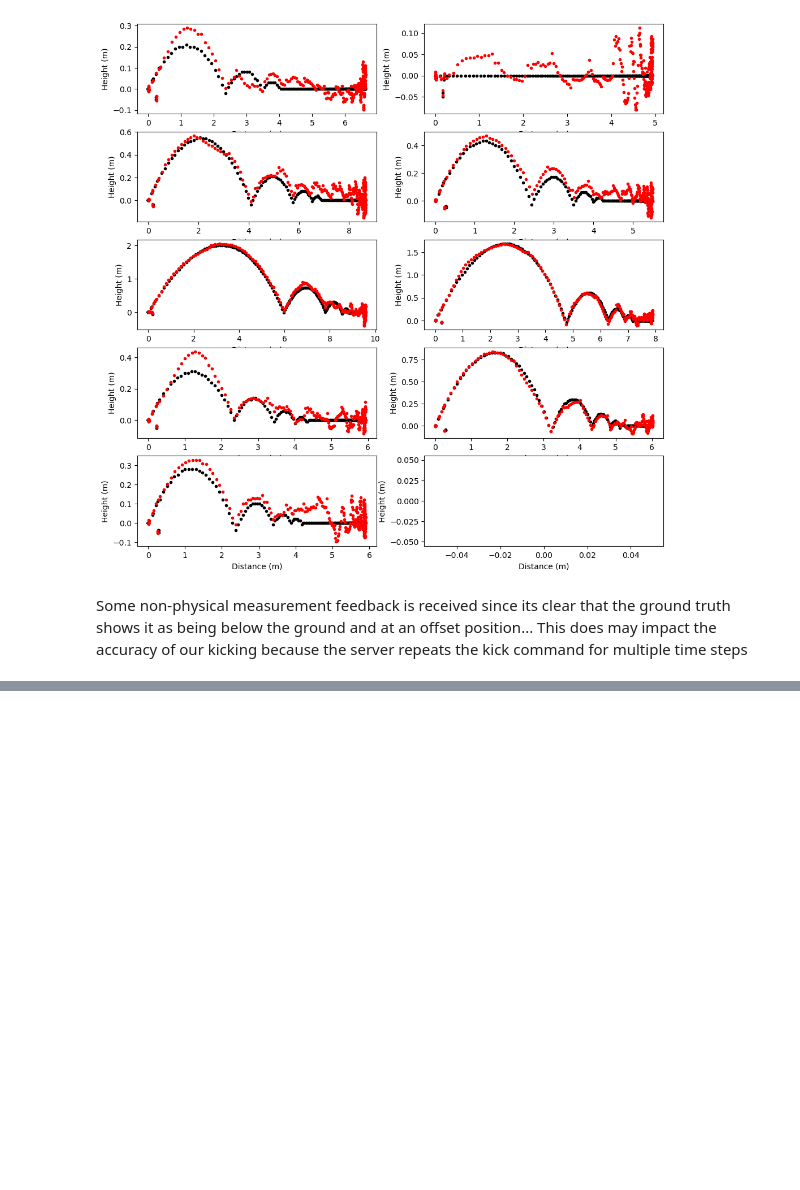
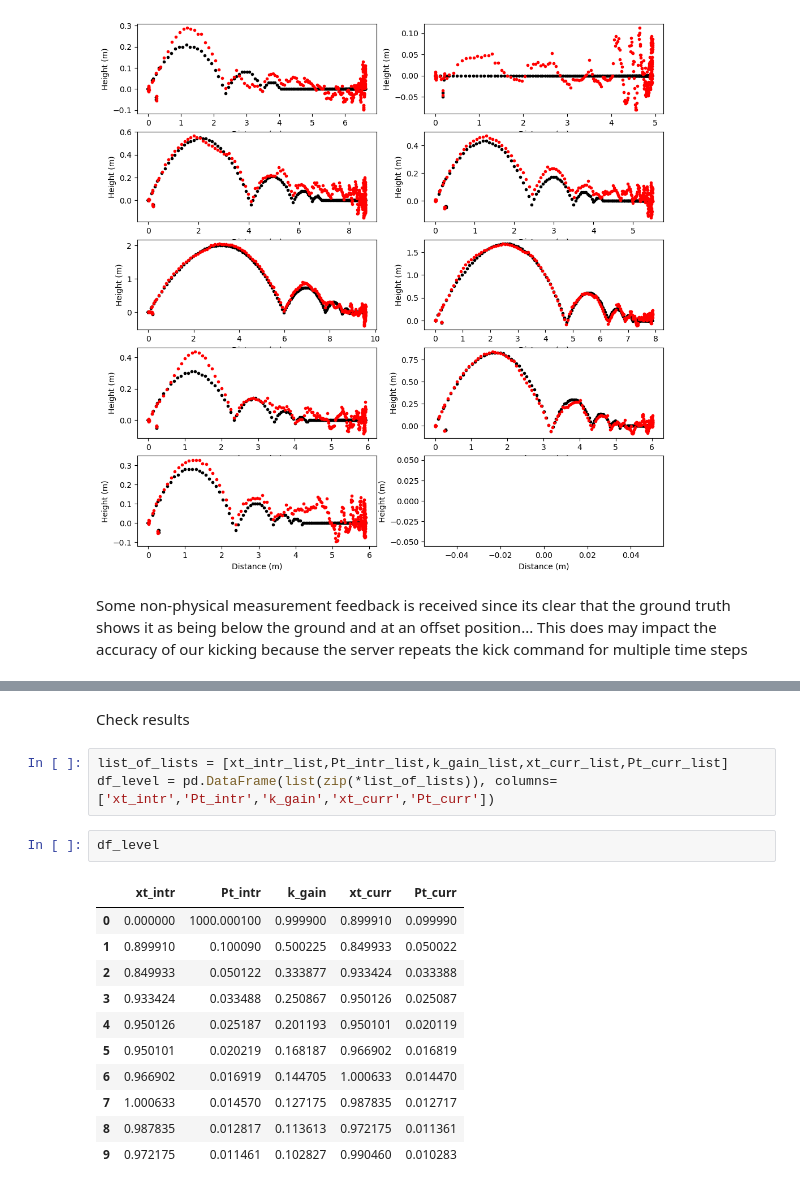
Before and after one commit to 262882/msc_trackingdata_wrangling, a Jupyter notebook: KickTracking.ipynb, the cells around one changed output, grey strips where cells are left out. Cells and saved outputs as stored; diff of their text form; blank space fills up the shorter version.

```diff
--- a/KickTracking.ipynb
+++ b/KickTracking.ipynb
@@ -102,0 +140,19 @@ Some non-physical measurement feedback is received since its clear that the grou
+# %% [markdown]
+Check results
+# %%
+list_of_lists = [xt_intr_list,Pt_intr_list,k_gain_list,xt_curr_list,Pt_curr_list]
+df_level = pd.DataFrame(list(zip(*list_of_lists)), columns= ['xt_intr','Pt_intr','k_gain','xt_curr','Pt_curr'])
+# %%
+df_level
+# %% [output]
+|  | xt_intr | Pt_intr | k_gain | xt_curr | Pt_curr |
+| 0 | 0.000000 | 1000.000100 | 0.999900 | 0.899910 | 0.099990 |
+| 1 | 0.899910 | 0.100090 | 0.500225 | 0.849933 | 0.050022 |
+| 2 | 0.849933 | 0.050122 | 0.333877 | 0.933424 | 0.033388 |
+| 3 | 0.933424 | 0.033488 | 0.250867 | 0.950126 | 0.025087 |
+| 4 | 0.950126 | 0.025187 | 0.201193 | 0.950101 | 0.020119 |
+| 5 | 0.950101 | 0.020219 | 0.168187 | 0.966902 | 0.016819 |
+| 6 | 0.966902 | 0.016919 | 0.144705 | 1.000633 | 0.014470 |
+| 7 | 1.000633 | 0.014570 | 0.127175 | 0.987835 | 0.012717 |
+| 8 | 0.987835 | 0.012817 | 0.113613 | 0.972175 | 0.011361 |
+| 9 | 0.972175 | 0.011461 | 0.102827 | 0.990460 | 0.010283 |
```
Also changed, not shown: parts of 11 cells of this notebook, 1 other file.
